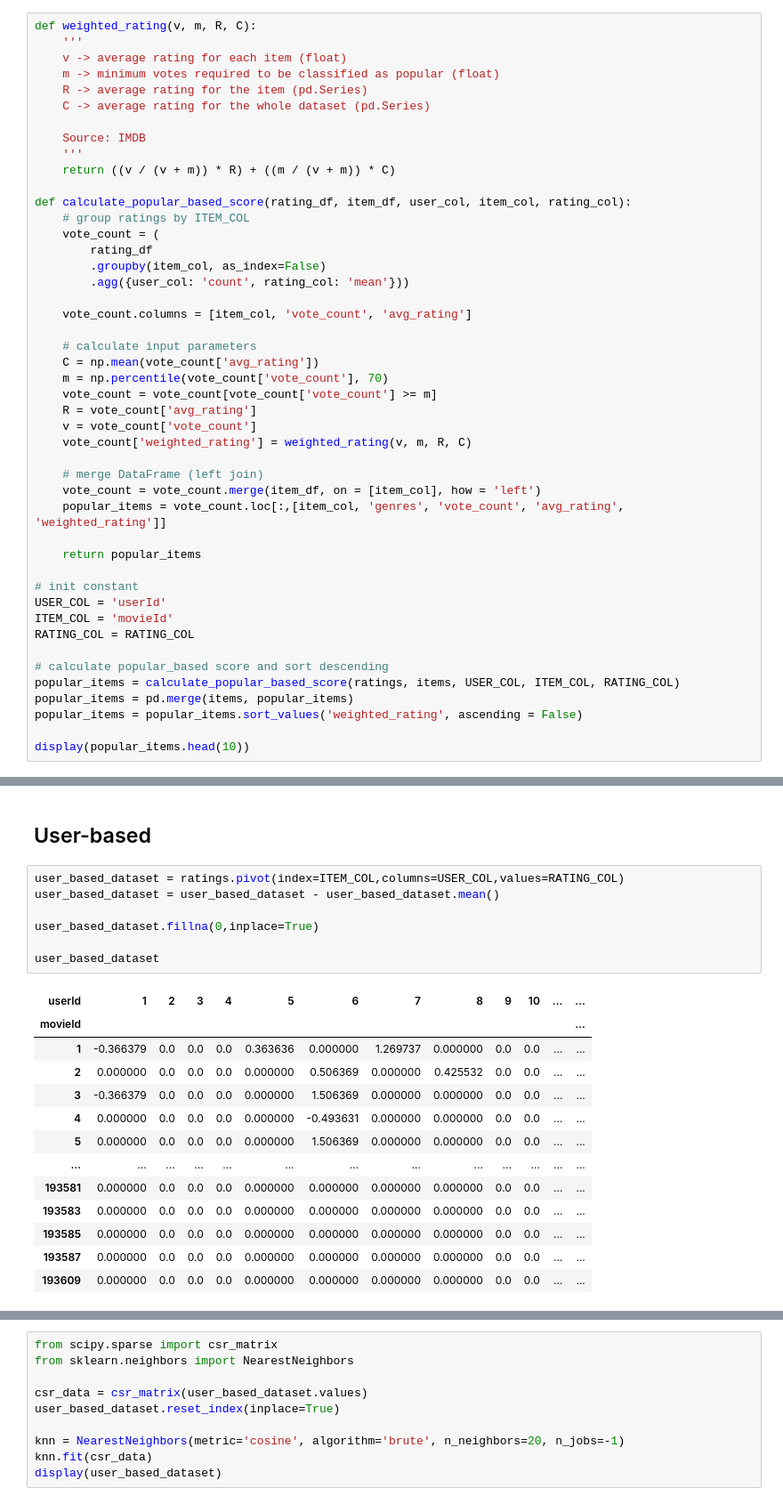
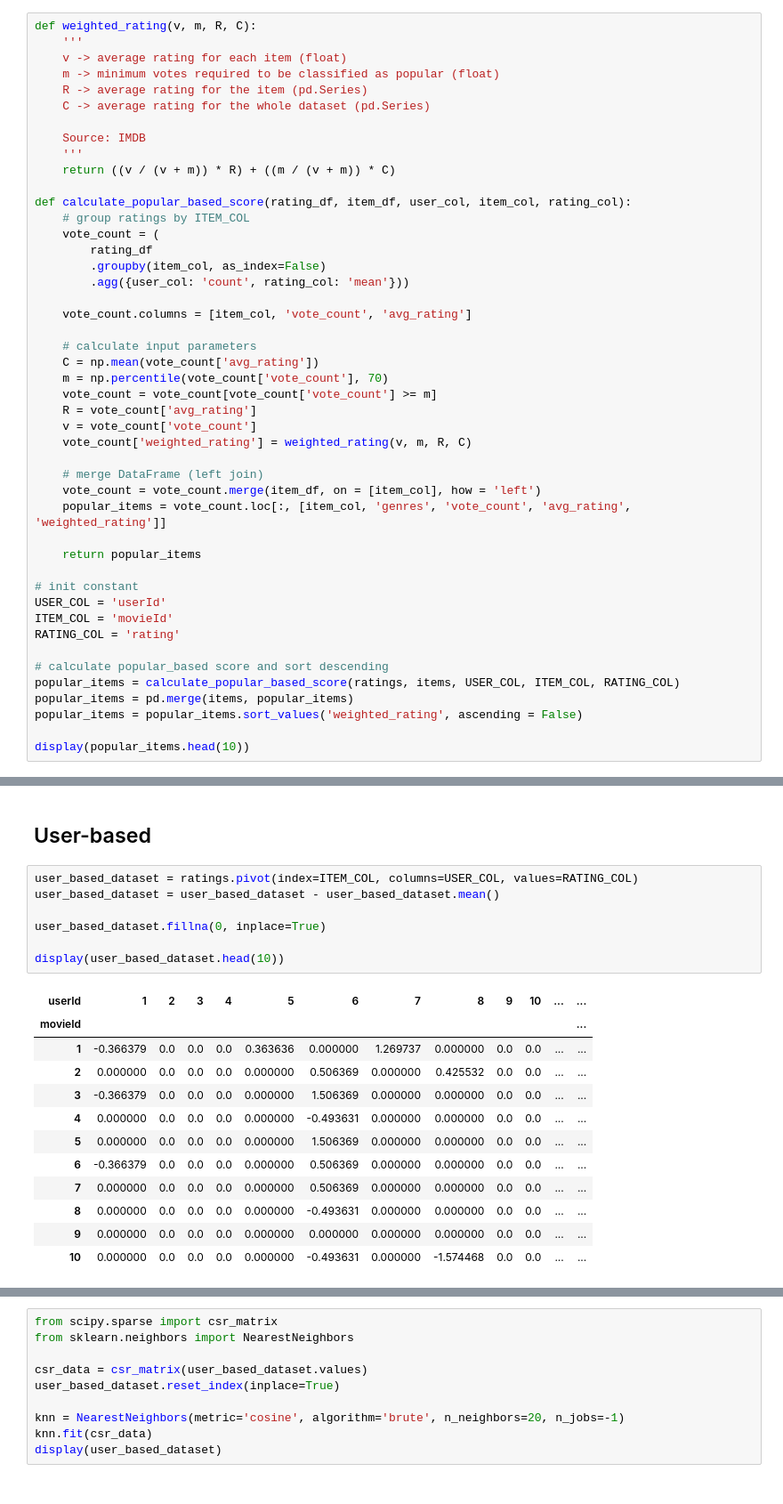
Before and after one commit to ngoduongkha/Recommendation-System, a Jupyter notebook: code.ipynb, the cells around one changed output, grey strips where cells are left out. Shown at 89% size. Saved outputs shown, nothing was run; the diff lists cells and outputs as text.

```diff
--- a/code.ipynb
+++ b/code.ipynb
@@ -83,14 +83,14 @@ def calculate_popular_based_score(rating_df, item_df, user_col, item_col, rating
 
     # merge DataFrame (left join)
     vote_count = vote_count.merge(item_df, on = [item_col], how = 'left')
-    popular_items = vote_count.loc[:,[item_col, 'genres', 'vote_count', 'avg_rating', 'weighted_rating']]
+    popular_items = vote_count.loc[:, [item_col, 'genres', 'vote_count', 'avg_rating', 'weighted_rating']]
 
     return popular_items
 
 # init constant
 USER_COL = 'userId'
 ITEM_COL = 'movieId'
-RATING_COL = RATING_COL
+RATING_COL = 'rating'
 
 # calculate popular_based score and sort descending
 popular_items = calculate_popular_based_score(ratings, items, USER_COL, ITEM_COL, RATING_COL)
@@ -195,23 +195,22 @@ Top 25 similar movie to item ID 1
 # %% [markdown]
 ## User-based
 # %%
-user_based_dataset = ratings.pivot(index=ITEM_COL,columns=USER_COL,values=RATING_COL)
+user_based_dataset = ratings.pivot(index=ITEM_COL, columns=USER_COL, values=RATING_COL)
 user_based_dataset = user_based_dataset - user_based_dataset.mean()
 
-user_based_dataset.fillna(0,inplace=True)
+user_based_dataset.fillna(0, inplace=True)
 
-user_based_dataset
+display(user_based_dataset.head(10))
 # %% [output]
 | userId | 1 | 2 | 3 | 4 | 5 | 6 | 7 | 8 | 9 | 10 | ... | ... |
 | movieId |  |  |  |  |  |  |  |  |  |  |  | ... |
 | 1 | -0.366379 | 0.0 | 0.0 | 0.0 | 0.363636 | 0.000000 | 1.269737 | 0.000000 | 0.0 | 0.0 | ... | ... |
 | 2 | 0.000000 | 0.0 | 0.0 | 0.0 | 0.000000 | 0.506369 | 0.000000 | 0.425532 | 0.0 | 0.0 | ... | ... |
 | 3 | -0.366379 | 0.0 | 0.0 | 0.0 | 0.000000 | 1.506369 | 0.000000 | 0.000000 | 0.0 | 0.0 | ... | ... |
 | 4 | 0.000000 | 0.0 | 0.0 | 0.0 | 0.000000 | -0.493631 | 0.000000 | 0.000000 | 0.0 | 0.0 | ... | ... |
 | 5 | 0.000000 | 0.0 | 0.0 | 0.0 | 0.000000 | 1.506369 | 0.000000 | 0.000000 | 0.0 | 0.0 | ... | ... |
-| ... | ... | ... | ... | ... | ... | ... | ... | ... | ... | ... | ... | ... |
-| 193581 | 0.000000 | 0.0 | 0.0 | 0.0 | 0.000000 | 0.000000 | 0.000000 | 0.000000 | 0.0 | 0.0 | ... | ... |
-| 193583 | 0.000000 | 0.0 | 0.0 | 0.0 | 0.000000 | 0.000000 | 0.000000 | 0.000000 | 0.0 | 0.0 | ... | ... |
-| 193585 | 0.000000 | 0.0 | 0.0 | 0.0 | 0.000000 | 0.000000 | 0.000000 | 0.000000 | 0.0 | 0.0 | ... | ... |
-| 193587 | 0.000000 | 0.0 | 0.0 | 0.0 | 0.000000 | 0.000000 | 0.000000 | 0.000000 | 0.0 | 0.0 | ... | ... |
-| 193609 | 0.000000 | 0.0 | 0.0 | 0.0 | 0.000000 | 0.000000 | 0.000000 | 0.000000 | 0.0 | 0.0 | ... | ... |
+| 6 | -0.366379 | 0.0 | 0.0 | 0.0 | 0.000000 | 0.506369 | 0.000000 | 0.000000 | 0.0 | 0.0 | ... | ... |
+| 7 | 0.000000 | 0.0 | 0.0 | 0.0 | 0.000000 | 0.506369 | 0.000000 | 0.000000 | 0.0 | 0.0 | ... | ... |
+| 8 | 0.000000 | 0.0 | 0.0 | 0.0 | 0.000000 | -0.493631 | 0.000000 | 0.000000 | 0.0 | 0.0 | ... | ... |
+| 9 | 0.000000 | 0.0 | 0.0 | 0.0 | 0.000000 | 0.000000 | 0.000000 | 0.000000 | 0.0 | 0.0 | ... | ... |
+| 10 | 0.000000 | 0.0 | 0.0 | 0.0 | 0.000000 | -0.493631 | 0.000000 | -1.574468 | 0.0 | 0.0 | ... | ... |
```
Also changed, not shown: parts of 5 cells of this notebook.
